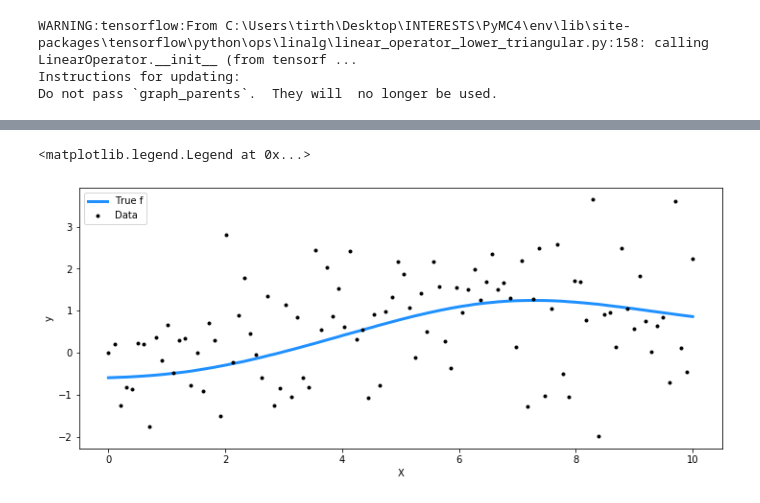
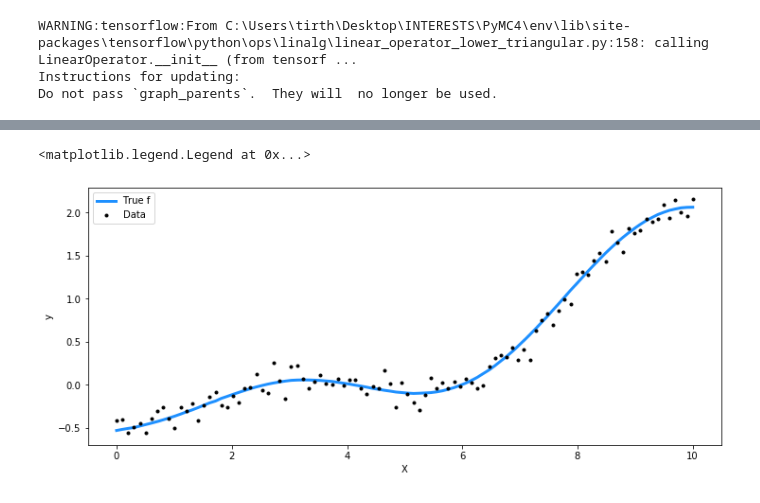
Before and after one commit to pymc-devs/pymc4, a Jupyter notebook: notebooks/gaussian_process.ipynb, the cells around one changed output, grey strips where cells are left out. Drawn from its saved outputs; the diff is of its cells as text; code cells hidden in the pictures.

```diff
--- a/notebooks/gaussian_process.ipynb
+++ b/notebooks/gaussian_process.ipynb
@@ -174,37 +178,36 @@ import matplotlib.pyplot as plt
 # %%
 # set the seed
 np.random.seed(None)
 
 n = 100 # The number of data points
 X = np.linspace(0, 10, n)[:, None] # The inputs to the GP, they must be arranged as a column vector
 n_new = 200
 X_new = np.linspace(0, 15, n_new)[:,None]
 
 # Define the true covariance function and its parameters
 l_true = 3.
 cov_func = pm.gp.cov.ExpQuad(amplitude=1., length_scale=l_true, feature_ndims=1)
 
 # A mean function that is zero everywhere
 mean_func = pm.gp.mean.Zero()
 
 # The latent function values are one sample from a multivariate normal
 f_true = np.random.multivariate_normal(mean_func(X).numpy(),
                                        cov_func(X, X).numpy() + 1e-6*np.eye(n), 1).flatten()
 
 # The observed data is the latent function plus a small amount of T distributed noise
-# The standard deviation of the noise is `sigma`, and the degrees of freedom is `nu`
-# σ_true = 2.0
+# The degrees of freedom is `nu`
 ν_true = 10.0
-y = f_true + np.random.standard_t(ν_true, size=n)
+y = f_true + 0.1*np.random.standard_t(ν_true, size=n)
 
 ## Plot the data and the unobserved latent function
 fig = plt.figure(figsize=(12,5)); ax = fig.gca()
 ax.plot(X, f_true, "dodgerblue", lw=3, label="True f")
 ax.plot(X, y, 'ok', ms=3, label="Data")
 ax.set_xlabel("X"); ax.set_ylabel("y"); plt.legend()
 # %% [output]
 <matplotlib.legend.Legend at 0x...>
-[figure, old version]
+[figure, new version]
 # %%
 @pm.model
 def latent_gp_model(X, y, X_new):
```
Also changed, not shown: parts of 10 cells of this notebook.
